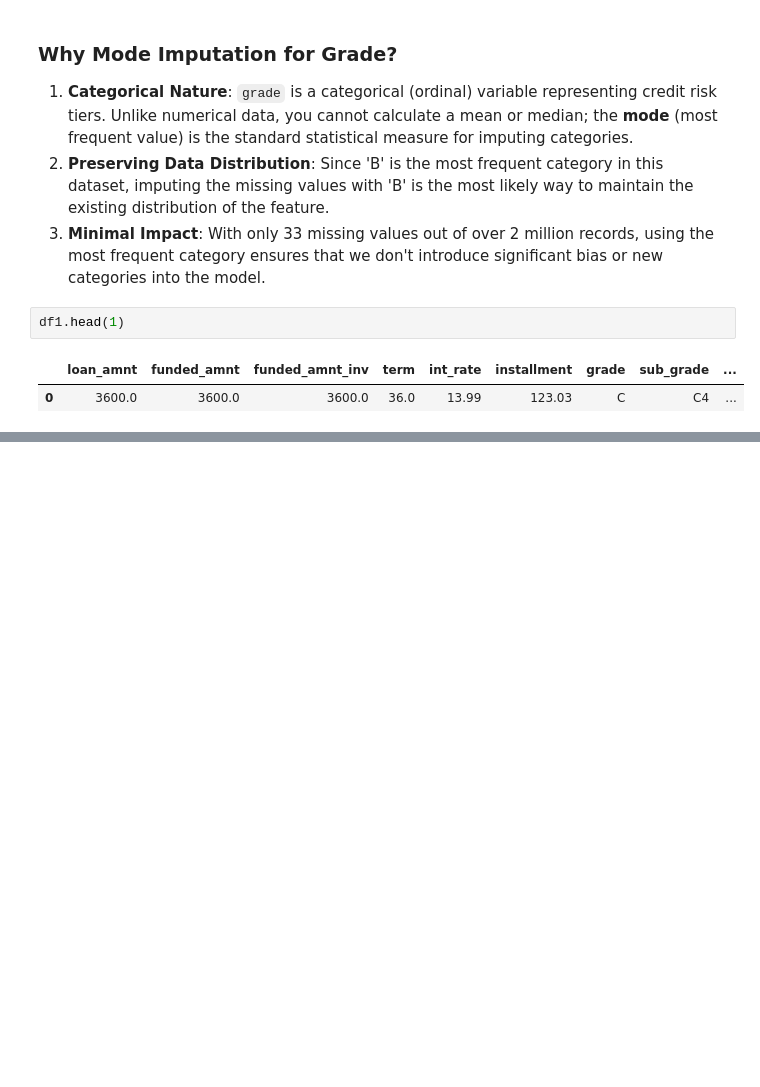
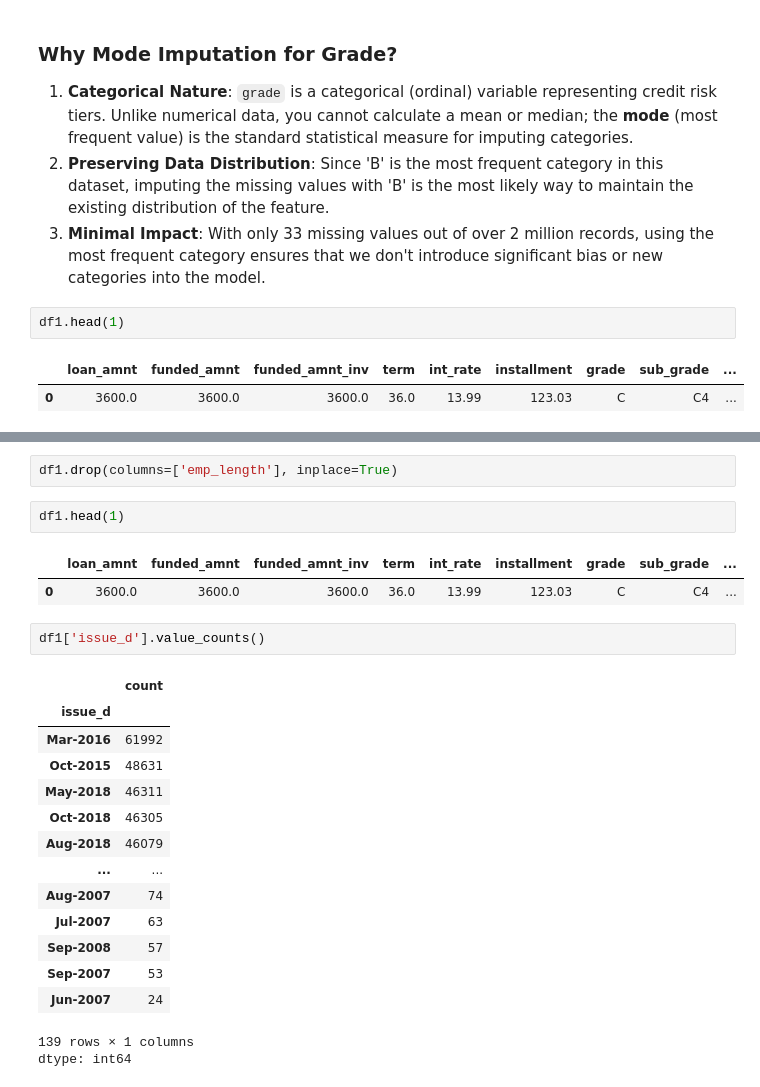
Before and after one commit to CharlesRajaR/Loan-Approval-Prediction-with-SHAP-An-end-to-end-machine-learning-project, a Jupyter notebook: notebooks/loan_approval_predictions_with_shap.ipynb, the cells around one changed output, grey strips where cells are left out. Drawn from its saved outputs; the diff is of its cells as text; blank space fills up the shorter version.

```diff
--- a/notebooks/loan_approval_predictions_with_shap.ipynb
+++ b/notebooks/loan_approval_predictions_with_shap.ipynb
@@ -625,0 +715,25 @@ df1.head(1)
+# %%
+df1.drop(columns=['emp_length'], inplace=True)
+# %%
+df1.head(1)
+# %% [output]
+|  | loan_amnt | funded_amnt | funded_amnt_inv | term | int_rate | installment | grade | sub_grade | ... |
+| 0 | 3600.0 | 3600.0 | 3600.0 | 36.0 | 13.99 | 123.03 | C | C4 | ... |
+# %%
+df1['issue_d'].value_counts()
+# %% [output]
+|  | count |
+| issue_d |  |
+| Mar-2016 | 61992 |
+| Oct-2015 | 48631 |
+| May-2018 | 46311 |
+| Oct-2018 | 46305 |
+| Aug-2018 | 46079 |
+| ... | ... |
+| Aug-2007 | 74 |
+| Jul-2007 | 63 |
+| Sep-2008 | 57 |
+| Sep-2007 | 53 |
+| Jun-2007 | 24 |
+139 rows × 1 columns
+dtype: int64
```
Also changed, not shown: parts of 15 cells of this notebook.
